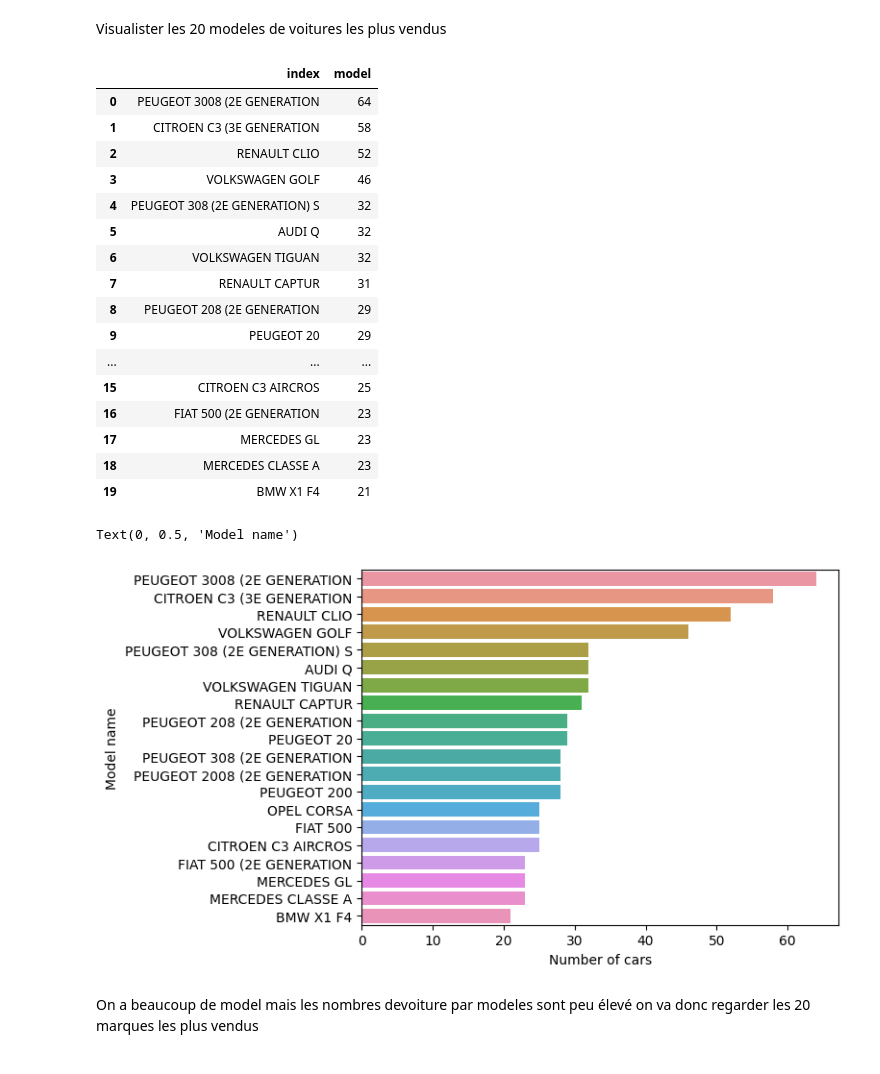
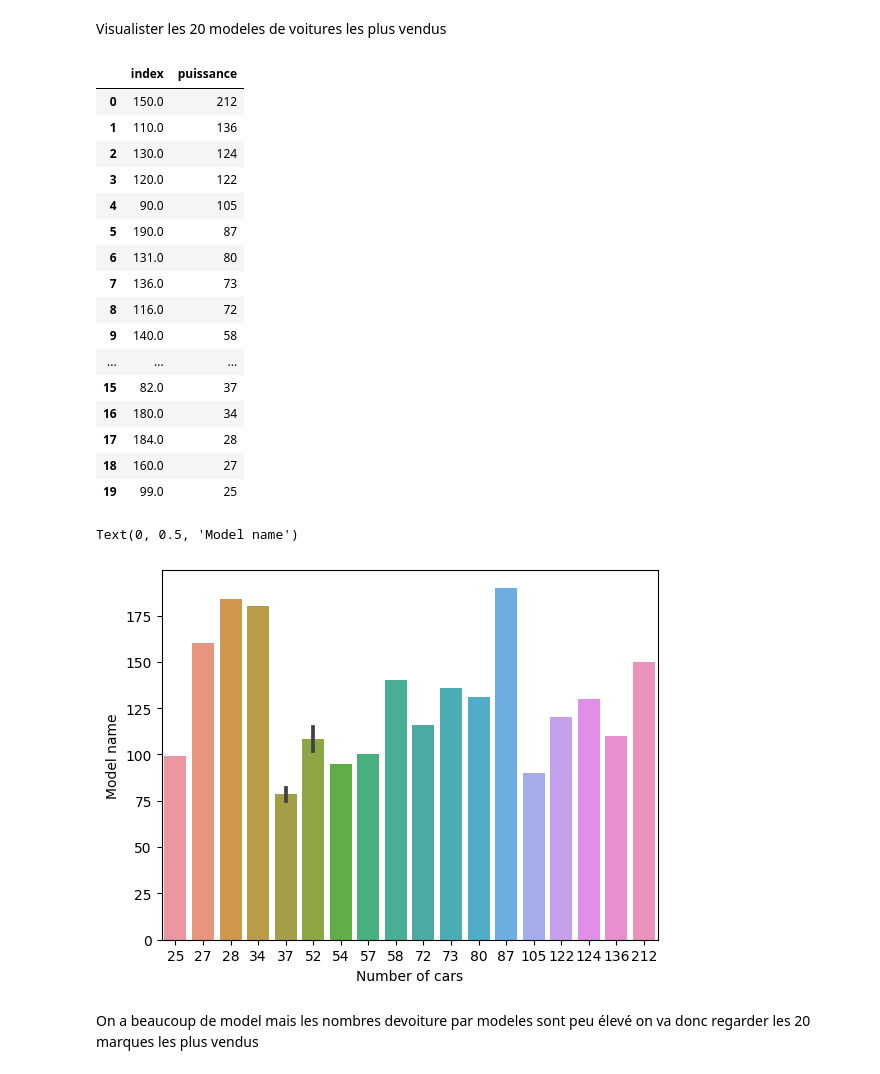
Before and after one commit to IvanBF9/MachineLearningCarPrice, a Jupyter notebook: notebooks/data_exploratory.ipynb, the cells around one changed output. Saved outputs shown, nothing was run; the diff lists cells and outputs as text; code cells hidden in the pictures.

Commit message:
add power graph

```diff
--- a/notebooks/data_exploratory.ipynb
+++ b/notebooks/data_exploratory.ipynb
@@ -39,33 +39,33 @@ car.describe()
 # %% [markdown]
 Visualister les 20 modeles de voitures les plus vendus
 # %%
-modeles = car['model'].str.strip().value_counts().reset_index().head(20)
-modeles
+puissance = car['puissance'].value_counts().reset_index().head(20)
+puissance
 # %% [output]
-|  | index | model |
-| 0 | PEUGEOT 3008 (2E GENERATION | 64 |
-| 1 | CITROEN C3 (3E GENERATION | 58 |
-| 2 | RENAULT CLIO | 52 |
-| 3 | VOLKSWAGEN GOLF | 46 |
-| 4 | PEUGEOT 308 (2E GENERATION) S | 32 |
-| 5 | AUDI Q | 32 |
-| 6 | VOLKSWAGEN TIGUAN | 32 |
-| 7 | RENAULT CAPTUR | 31 |
-| 8 | PEUGEOT 208 (2E GENERATION | 29 |
-| 9 | PEUGEOT 20 | 29 |
+|  | index | puissance |
+| 0 | 150.0 | 212 |
+| 1 | 110.0 | 136 |
+| 2 | 130.0 | 124 |
+| 3 | 120.0 | 122 |
+| 4 | 90.0 | 105 |
+| 5 | 190.0 | 87 |
+| 6 | 131.0 | 80 |
+| 7 | 136.0 | 73 |
+| 8 | 116.0 | 72 |
+| 9 | 140.0 | 58 |
 | ... | ... | ... |
-| 15 | CITROEN C3 AIRCROS | 25 |
-| 16 | FIAT 500 (2E GENERATION | 23 |
-| 17 | MERCEDES GL | 23 |
-| 18 | MERCEDES CLASSE A | 23 |
-| 19 | BMW X1 F4 | 21 |
+| 15 | 82.0 | 37 |
+| 16 | 180.0 | 34 |
+| 17 | 184.0 | 28 |
+| 18 | 160.0 | 27 |
+| 19 | 99.0 | 25 |
 # %%
-sns.barplot(y='index', x='model', data=modeles)
+sns.barplot(y='index', x='puissance', data=car['puissance'].value_counts().reset_index().head(20))
 plt.xlabel('Number of cars')
 plt.ylabel('Model name')
 # %% [output]
 Text(0, 0.5, 'Model name')
-[figure, old version]
+[figure, new version]
 # %% [markdown]
 On a beaucoup de model mais les nombres devoiture par modeles sont peu élevé
 on va donc regarder les 20 marques les plus vendus
```
Also changed, not shown: parts of 3 cells of this notebook.
